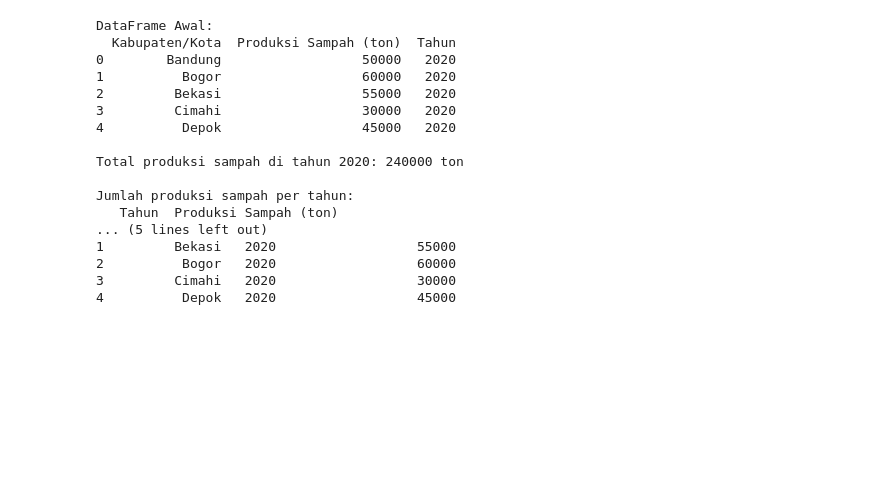
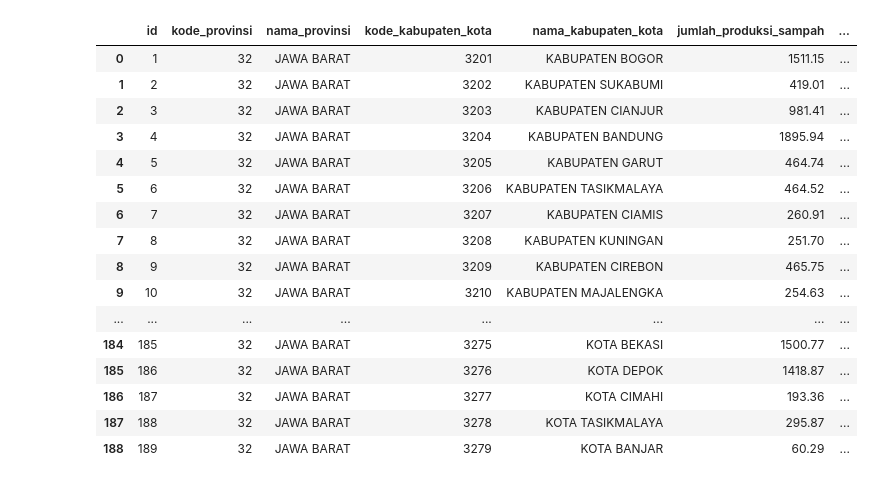
Before and after one commit to Ramdhani171024/tugas_data_frem, a Jupyter notebook: data.ipynb, the cells around one changed output. Drawn from its saved outputs; the diff is of its cells as text; code cells hidden in the pictures; blank space fills up the shorter version.

```diff
--- a/data.ipynb
+++ b/data.ipynb
@@ -1,46 +0,0 @@
-# %%
-import pandas as pd
-
-# 1. Buat DataFrame
-data = {
-    "Kabupaten/Kota": ["Bandung", "Bogor", "Bekasi", "Cimahi", "Depok"],
-    "Produksi Sampah (ton)": [50000, 60000, 55000, 30000, 45000],
-    "Tahun": [2020, 2020, 2020, 2020, 2020]
-}
-
-df = pd.DataFrame(data)
-print("DataFrame Awal:")
-print(df)
-
-# 2. Hitung total produksi sampah untuk tahun tertentu
-tahun_tertentu = 2020
-total_sampah_pertahun = df[df["Tahun"] == tahun_tertentu]["Produksi Sampah (ton)"].sum()
-print(f"\nTotal produksi sampah di tahun {tahun_tertentu}: {total_sampah_pertahun} ton")
-
-# 3. Jumlahkan data pertahun
-data_per_thn = df.groupby("Tahun")["Produksi Sampah (ton)"].sum().reset_index()
-print("\nJumlah produksi sampah per tahun:")
-print(data_per_thn)
-
-# 4. Jumlahkan data per Kota/Kabupaten per tahun
-data_per_kota_per_tahun = df.groupby(["Kabupaten/Kota", "Tahun"])["Produksi Sampah (ton)"].sum().reset_index()
-print("\nJumlah produksi sampah per Kota/Kabupaten per tahun:")
-print(data_per_kota_per_tahun)
-# %% [output]
-DataFrame Awal:
-  Kabupaten/Kota  Produksi Sampah (ton)  Tahun
-0        Bandung                  50000   2020
-1          Bogor                  60000   2020
-2         Bekasi                  55000   2020
-3         Cimahi                  30000   2020
-4          Depok                  45000   2020
-
-Total produksi sampah di tahun 2020: 240000 ton
-
-Jumlah produksi sampah per tahun:
-   Tahun  Produksi Sampah (ton)
-... (5 lines left out)
-1         Bekasi   2020                  55000
-2          Bogor   2020                  60000
-3         Cimahi   2020                  30000
-4          Depok   2020                  45000
@@ -46,0 +3,22 @@ Jumlah produksi sampah per tahun:
+# %%
+pd.set_option('display.max_rows',None)
+df = pd.read_csv('jumlah_Sampah.csv')
+df
+# %% [output]
+|  | id | kode_provinsi | nama_provinsi | kode_kabupaten_kota | nama_kabupaten_kota | jumlah_produksi_sampah | ... |
+| 0 | 1 | 32 | JAWA BARAT | 3201 | KABUPATEN BOGOR | 1511.15 | ... |
+| 1 | 2 | 32 | JAWA BARAT | 3202 | KABUPATEN SUKABUMI | 419.01 | ... |
+| 2 | 3 | 32 | JAWA BARAT | 3203 | KABUPATEN CIANJUR | 981.41 | ... |
+| 3 | 4 | 32 | JAWA BARAT | 3204 | KABUPATEN BANDUNG | 1895.94 | ... |
+| 4 | 5 | 32 | JAWA BARAT | 3205 | KABUPATEN GARUT | 464.74 | ... |
+| 5 | 6 | 32 | JAWA BARAT | 3206 | KABUPATEN TASIKMALAYA | 464.52 | ... |
+| 6 | 7 | 32 | JAWA BARAT | 3207 | KABUPATEN CIAMIS | 260.91 | ... |
+| 7 | 8 | 32 | JAWA BARAT | 3208 | KABUPATEN KUNINGAN | 251.70 | ... |
+| 8 | 9 | 32 | JAWA BARAT | 3209 | KABUPATEN CIREBON | 465.75 | ... |
+| 9 | 10 | 32 | JAWA BARAT | 3210 | KABUPATEN MAJALENGKA | 254.63 | ... |
+| ... | ... | ... | ... | ... | ... | ... | ... |
+| 184 | 185 | 32 | JAWA BARAT | 3275 | KOTA BEKASI | 1500.77 | ... |
+| 185 | 186 | 32 | JAWA BARAT | 3276 | KOTA DEPOK | 1418.87 | ... |
+| 186 | 187 | 32 | JAWA BARAT | 3277 | KOTA CIMAHI | 193.36 | ... |
+| 187 | 188 | 32 | JAWA BARAT | 3278 | KOTA TASIKMALAYA | 295.87 | ... |
+| 188 | 189 | 32 | JAWA BARAT | 3279 | KOTA BANJAR | 60.29 | ... |
```
Also changed, not shown: parts of 4 cells of this notebook, 7 other files.
